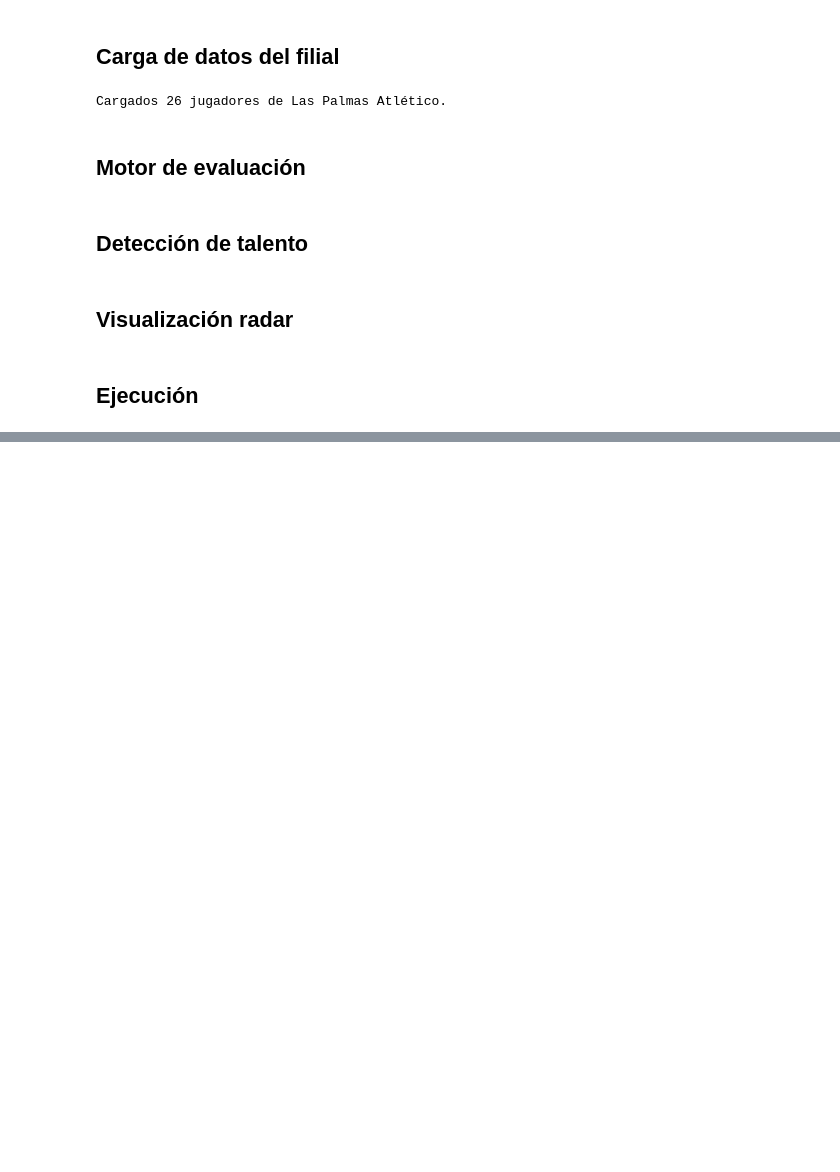
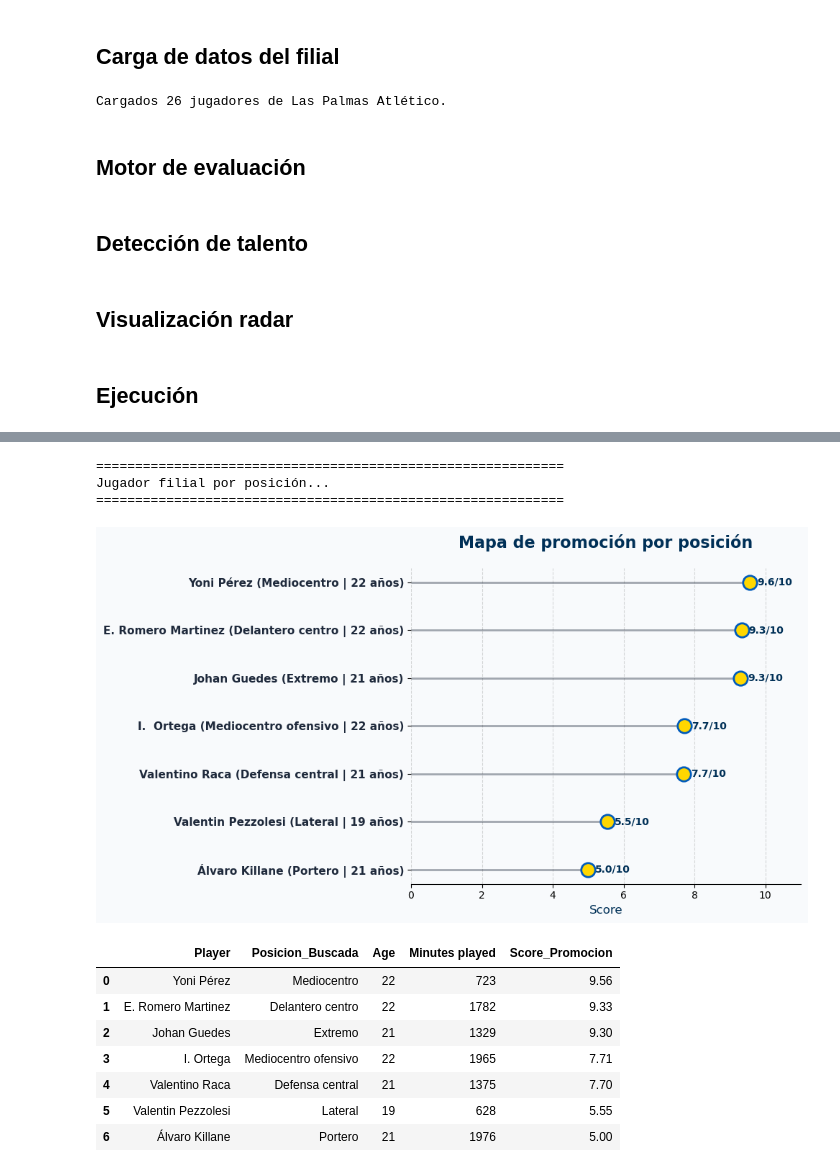
Before and after one commit to alsuaarez/TFM, a Jupyter notebook: src/scouting/cantera.ipynb, the cells around one changed output, grey strips where cells are left out. Saved outputs shown, nothing was run; the diff lists cells and outputs as text; code cells hidden in the pictures; blank space fills up the shorter version.

```diff
--- a/src/scouting/cantera.ipynb
+++ b/src/scouting/cantera.ipynb
@@ -310,0 +334,29 @@ Top Prospectos Detectados:
+# %%
+# Resumen
+print("\n" + "="*60)
+print("Jugador filial por posición...")
+print("="*60 + "\n")
+
+if mejores_por_posicion:
+    # Convertir la lista recolectada en un DataFrame
+    df_resumen_global = pd.DataFrame(mejores_por_posicion)
+
+    # Llamar a nuestra nueva visualización
+    visualizar_resumen_promocion(df_resumen_global)
+
+    # Opcional: Mostrar una tablita limpia por pantalla
+    display_cols = ['Player', 'Posicion_Buscada', 'Age', 'Minutes played', 'Score_Promocion']
+    display(df_resumen_global[display_cols].sort_values('Score_Promocion', ascending=False).reset_index(drop=True))
+# %% [output]
+============================================================
+Jugador filial por posición...
+============================================================
+[figure, added]
+|  | Player | Posicion_Buscada | Age | Minutes played | Score_Promocion |
+| 0 | Yoni Pérez | Mediocentro | 22 | 723 | 9.56 |
+| 1 | E. Romero Martinez | Delantero centro | 22 | 1782 | 9.33 |
+| 2 | Johan Guedes | Extremo | 21 | 1329 | 9.30 |
+| 3 | I. Ortega | Mediocentro ofensivo | 22 | 1965 | 7.71 |
+| 4 | Valentino Raca | Defensa central | 21 | 1375 | 7.70 |
+| 5 | Valentin Pezzolesi | Lateral | 19 | 628 | 5.55 |
+| 6 | Álvaro Killane | Portero | 21 | 1976 | 5.00 |
```
Also changed, not shown: parts of 2 cells of this notebook.
